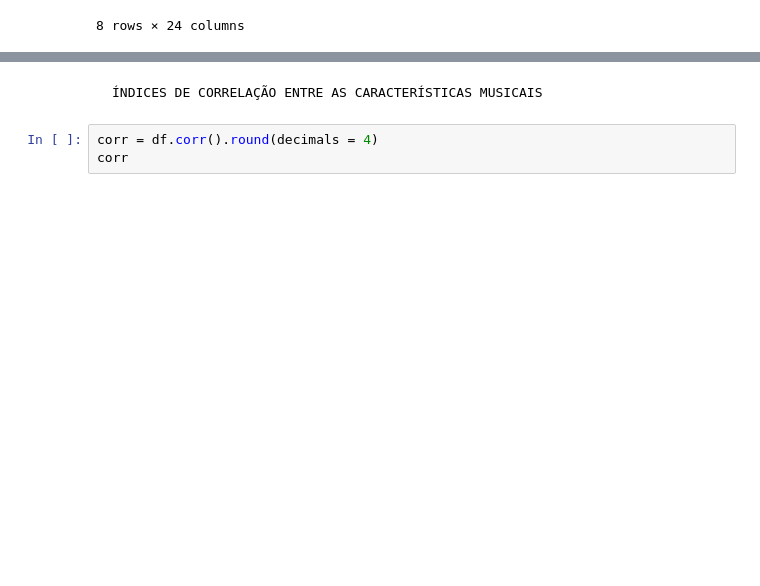
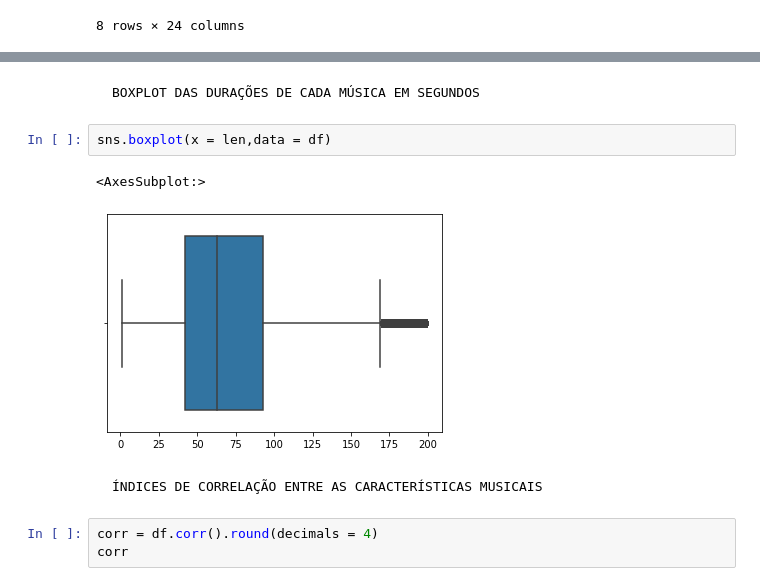
Before and after one commit to viniciusolzon/Music_Analysis, a Jupyter notebook: notebooks/dados.ipynb, the cells around one changed output, grey strips where cells are left out. Saved outputs shown, nothing was run; the diff lists cells and outputs as text; blank space fills up the shorter version.

```diff
--- a/notebooks/dados.ipynb
+++ b/notebooks/dados.ipynb
@@ -70,3 +84,10 @@ Index(['artist_name', 'track_name', 'release_date', 'genre', 'lyrics', 'len',
+# %% [markdown]
+    BOXPLOT DAS DURAÇÕES DE CADA MÚSICA EM SEGUNDOS
+# %%
+sns.boxplot(x = len,data = df)
+# %% [output]
+<AxesSubplot:>
+[figure, added]
 # %% [markdown]
     ÍNDICES DE CORRELAÇÃO ENTRE AS CARACTERÍSTICAS MUSICAIS
 # %%
```
Also changed, not shown: parts of 10 cells of this notebook.
